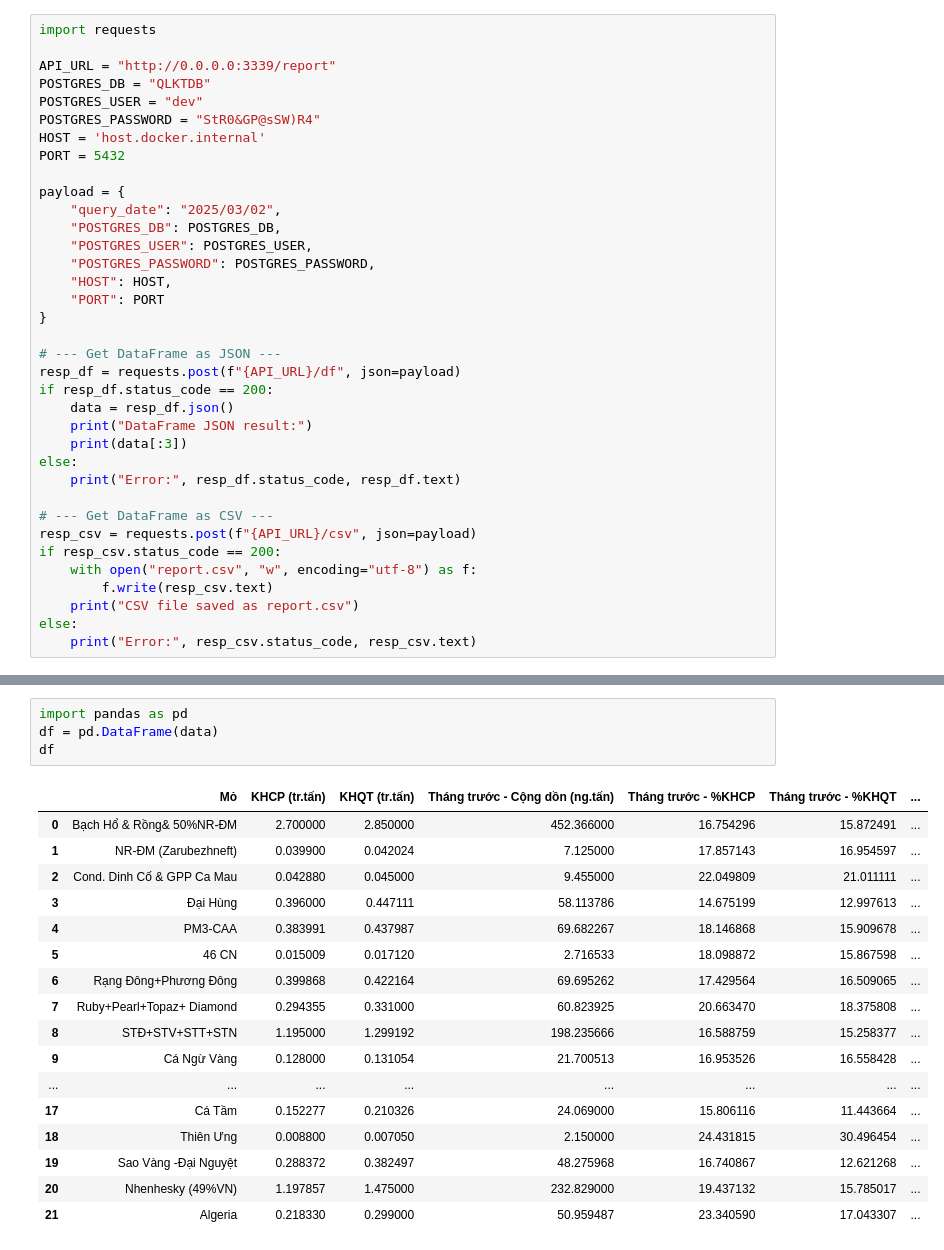
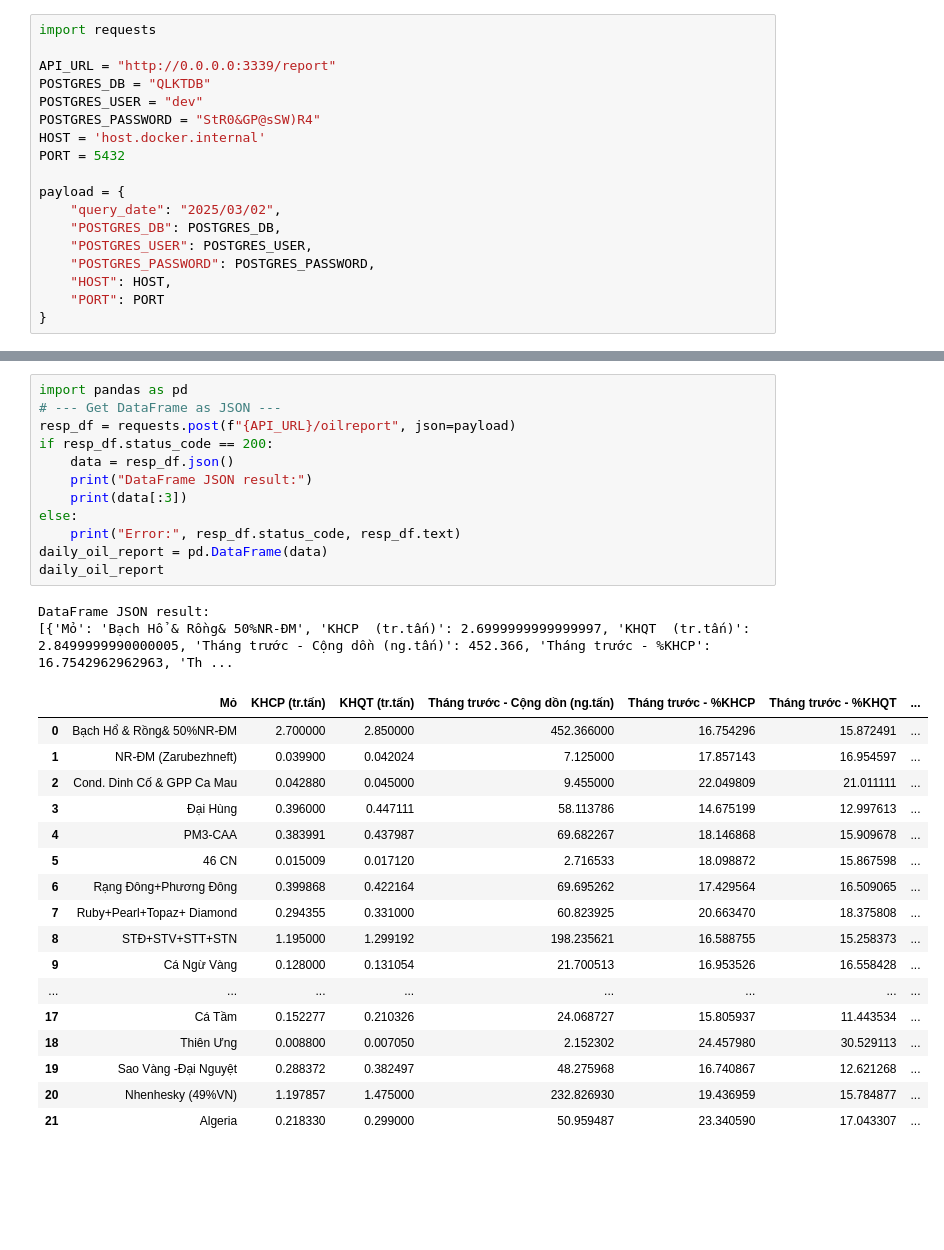
Before and after one commit to tuanna712/ProductionDataProcessing, a Jupyter notebook: GenReportAPI/api-test.ipynb, the cells around one changed output, grey strips where cells are left out. Saved outputs shown, nothing was run; the diff lists cells and outputs as text; blank space fills up the shorter version.

Commit message:
update gas report endpoint

```diff
--- a/GenReportAPI/api-test.ipynb
+++ b/GenReportAPI/api-test.ipynb
@@ -16,21 +16,3 @@ payload = {
     "HOST": HOST,
     "PORT": PORT
 }
-
-# --- Get DataFrame as JSON ---
-resp_df = requests.post(f"{API_URL}/df", json=payload)
-if resp_df.status_code == 200:
-    data = resp_df.json()
-    print("DataFrame JSON result:")
-    print(data[:3])
-else:
-    print("Error:", resp_df.status_code, resp_df.text)
-
-# --- Get DataFrame as CSV ---
-resp_csv = requests.post(f"{API_URL}/csv", json=payload)
-if resp_csv.status_code == 200:
-    with open("report.csv", "w", encoding="utf-8") as f:
-        f.write(resp_csv.text)
-    print("CSV file saved as report.csv")
-else:
-    print("Error:", resp_csv.status_code, resp_csv.text)
@@ -41,22 +19,32 @@ CSV file saved as report.csv
 # %%
 import pandas as pd
-df = pd.DataFrame(data)
-df
+# --- Get DataFrame as JSON ---
+resp_df = requests.post(f"{API_URL}/oilreport", json=payload)
+if resp_df.status_code == 200:
+    data = resp_df.json()
+    print("DataFrame JSON result:")
+    print(data[:3])
+else:
+    print("Error:", resp_df.status_code, resp_df.text)
+daily_oil_report = pd.DataFrame(data)
+daily_oil_report
 # %% [output]
+DataFrame JSON result:
+[{'Mỏ': 'Bạch Hổ & Rồng& 50%NR-ĐM', 'KHCP  (tr.tấn)': 2.6999999999999997, 'KHQT  (tr.tấn)': 2.8499999990000005, 'Tháng trước - Cộng dồn (ng.tấn)': 452.366, 'Tháng trước - %KHCP': 16.7542962962963, 'Th ...
 |  | Mỏ | KHCP (tr.tấn) | KHQT (tr.tấn) | Tháng trước - Cộng dồn (ng.tấn) | Tháng trước - %KHCP | Tháng trước - %KHQT | ... |
 | 0 | Bạch Hổ & Rồng& 50%NR-ĐM | 2.700000 | 2.850000 | 452.366000 | 16.754296 | 15.872491 | ... |
 | 1 | NR-ĐM (Zarubezhneft) | 0.039900 | 0.042024 | 7.125000 | 17.857143 | 16.954597 | ... |
 | 2 | Cond. Dinh Cố & GPP Ca Mau | 0.042880 | 0.045000 | 9.455000 | 22.049809 | 21.011111 | ... |
 | 3 | Đại Hùng | 0.396000 | 0.447111 | 58.113786 | 14.675199 | 12.997613 | ... |
 | 4 | PM3-CAA | 0.383991 | 0.437987 | 69.682267 | 18.146868 | 15.909678 | ... |
 | 5 | 46 CN | 0.015009 | 0.017120 | 2.716533 | 18.098872 | 15.867598 | ... |
 | 6 | Rạng Đông+Phương Đông | 0.399868 | 0.422164 | 69.695262 | 17.429564 | 16.509065 | ... |
 | 7 | Ruby+Pearl+Topaz+ Diamond | 0.294355 | 0.331000 | 60.823925 | 20.663470 | 18.375808 | ... |
-| 8 | STĐ+STV+STT+STN | 1.195000 | 1.299192 | 198.235666 | 16.588759 | 15.258377 | ... |
+| 8 | STĐ+STV+STT+STN | 1.195000 | 1.299192 | 198.235621 | 16.588755 | 15.258373 | ... |
 | 9 | Cá Ngừ Vàng | 0.128000 | 0.131054 | 21.700513 | 16.953526 | 16.558428 | ... |
 | ... | ... | ... | ... | ... | ... | ... | ... |
-| 17 | Cá Tầm | 0.152277 | 0.210326 | 24.069000 | 15.806116 | 11.443664 | ... |
-| 18 | Thiên Ưng | 0.008800 | 0.007050 | 2.150000 | 24.431815 | 30.496454 | ... |
+| 17 | Cá Tầm | 0.152277 | 0.210326 | 24.068727 | 15.805937 | 11.443534 | ... |
+| 18 | Thiên Ưng | 0.008800 | 0.007050 | 2.152302 | 24.457980 | 30.529113 | ... |
 | 19 | Sao Vàng -Đại Nguyệt | 0.288372 | 0.382497 | 48.275968 | 16.740867 | 12.621268 | ... |
-| 20 | Nhenhesky (49%VN) | 1.197857 | 1.475000 | 232.829000 | 19.437132 | 15.785017 | ... |
+| 20 | Nhenhesky (49%VN) | 1.197857 | 1.475000 | 232.826930 | 19.436959 | 15.784877 | ... |
 | 21 | Algeria | 0.218330 | 0.299000 | 50.959487 | 23.340590 | 17.043307 | ... |
```
Also changed, not shown: parts of 2 cells of this notebook.
